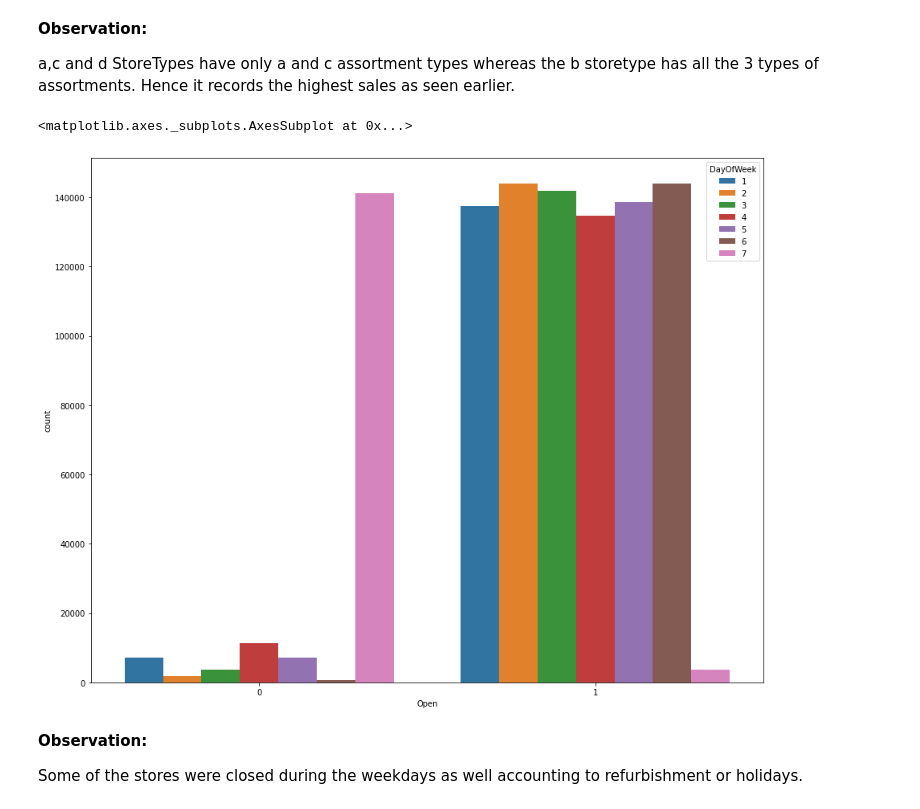
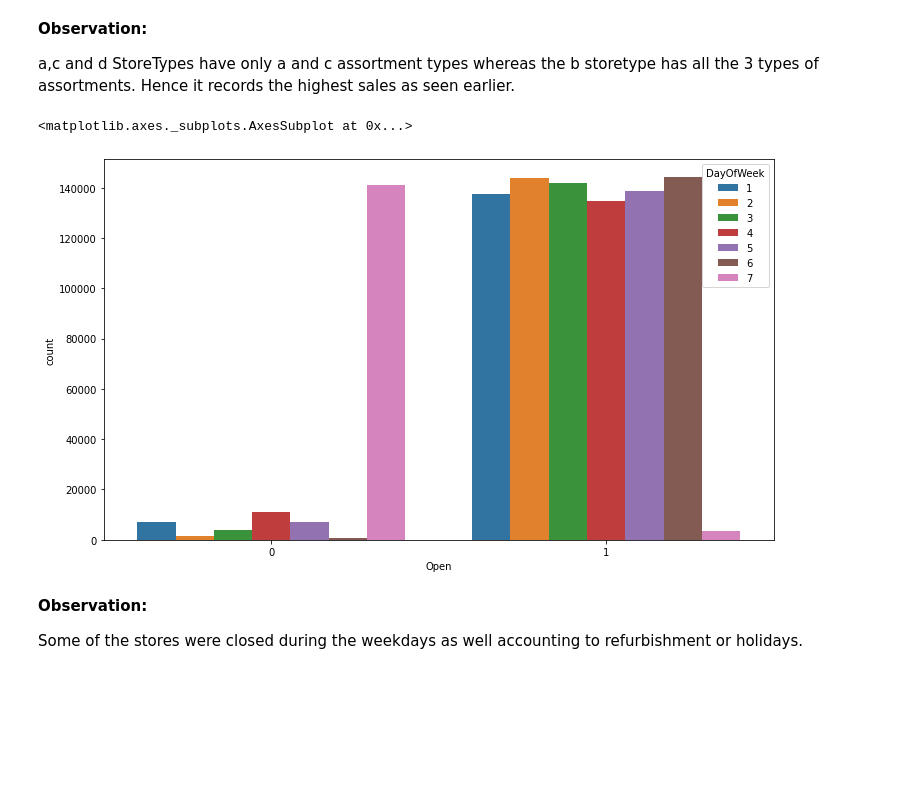
Before and after one commit to AnnayanB/SupervisedML_RetailSalePrediction, a Jupyter notebook: Team_notebook_of_Rossmann_Sales_Prediction_Capstone_Project(Prabhat_Annayan).ipynb, the cells around one changed output. Cells and saved outputs as stored; diff of their text form; code cells hidden in the pictures; blank space fills up the shorter version.

```diff
--- a/Team_notebook_of_Rossmann_Sales_Prediction_Capstone_Project(Prabhat_Annayan).ipynb
+++ b/Team_notebook_of_Rossmann_Sales_Prediction_Capstone_Project(Prabhat_Annayan).ipynb
@@ -421,11 +421,11 @@ a,c and d StoreTypes have only a and c assortment types whereas the b storetype
 # %%
 #Lets see open, how many shops are open on which days
 #and this gives a counts of stores closed for refurbishment and suggests that most stores are closed on sunday
-fig = plt.figure(figsize=(15, 12))
+fig = plt.figure(figsize=(12, 7))
 sns.countplot(x=df["Open"], hue=df["DayOfWeek"])
 # %% [output]
 <matplotlib.axes._subplots.AxesSubplot at 0x...>
-[figure, old version]
+[figure, new version]
 # %% [markdown]
 **Observation:**
 
```
Also changed, not shown: parts of 2 cells of this notebook.
